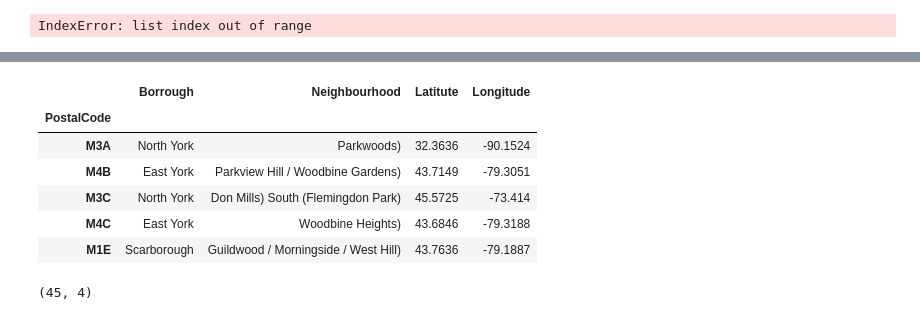
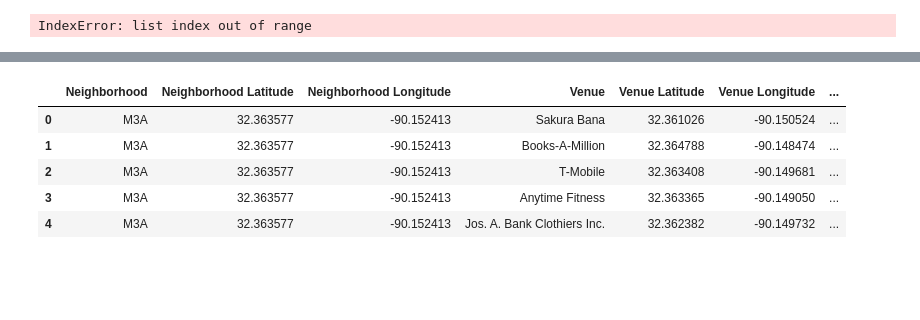
Before and after one commit to tava123/coursera_ds_capstone, a Jupyter notebook: Seg_toronto_w3.ipynb, the cells around one changed output, grey strips where cells are left out. Cells and saved outputs as stored; diff of their text form; code cells hidden in the pictures; blank space fills up the shorter version.

```diff
--- a/Seg_toronto_w3.ipynb
+++ b/Seg_toronto_w3.ipynb
@@ -80,2 +94,3 @@ See the caveats in the documentation: http://pandas.pydata.org/pandas-docs/stabl
 # %%
-df4=df3[df3['Latitute']!='']
+df4= df3[np.isfinite(df3['Latitute'])]
+df4.shape
@@ -81,0 +137,8 @@ df4=df3[df3['Latitute']!='']
+# %%
+address = 'Toronto, Canada'
+
+geolocator = Nominatim()
+location = geolocator.geocode(address)
+latitude = location.latitude
+longitude = location.longitude
+print('The geograpical coordinate of Toronto City are {}, {}.'.format(latitude, longitude))
@@ -81,0 +147,18 @@ df4=df3[df3['Latitute']!='']
+# %%
+map_tor = folium.Map(location=[latitude, longitude], zoom_start=10)
+
+# add markers to map
+for lat, lng, borough, neighborhood in zip(df4['Latitute'], df4['Longitude'], df4['Borrough'], df4['Neighbourhood']):
+    label = '{}, {}'.format(neighborhood, borough)
+    label = folium.Popup(label, parse_html=True)
+    folium.CircleMarker(
+        [lat, lng],
+        radius=5,
+        popup=label,
+        color='blue',
+        fill=True,
+        fill_color='#3186cc',
+        fill_opacity=0.7,
+        parse_html=False).add_to(map_tor)
+
+map_tor
@@ -81,0 +213,6 @@ df4=df3[df3['Latitute']!='']
+# %%
+
+locs = df4['PostalCode']
+lats = df4['Latitute']
+lons = df4['Longitude']
+venues = getNearbyVenues(locs, lats, lons,400)
@@ -82,14 +237,9 @@ df4=df3[df3['Latitute']!='']
 # %%
-df4.head()
+venues.head()
 # %% [output]
-|  | Borrough | Neighbourhood | Latitute | Longitude |
-| PostalCode |  |  |  |  |
-| M3A | North York | Parkwoods) | 32.3636 | -90.1524 |
-| M4B | East York | Parkview Hill / Woodbine Gardens) | 43.7149 | -79.3051 |
-| M3C | North York | Don Mills) South (Flemingdon Park) | 45.5725 | -73.414 |
-| M4C | East York | Woodbine Heights) | 43.6846 | -79.3188 |
-| M1E | Scarborough | Guildwood / Morningside / West Hill) | 43.7636 | -79.1887 |
+|  | Neighborhood | Neighborhood Latitude | Neighborhood Longitude | Venue | Venue Latitude | Venue Longitude | ... |
+| 0 | M3A | 32.363577 | -90.152413 | Sakura Bana | 32.361026 | -90.150524 | ... |
+| 1 | M3A | 32.363577 | -90.152413 | Books-A-Million | 32.364788 | -90.148474 | ... |
+| 2 | M3A | 32.363577 | -90.152413 | T-Mobile | 32.363408 | -90.149681 | ... |
+| 3 | M3A | 32.363577 | -90.152413 | Anytime Fitness | 32.363365 | -90.149050 | ... |
+| 4 | M3A | 32.363577 | -90.152413 | Jos. A. Bank Clothiers Inc. | 32.362382 | -90.149732 | ... |
-# %%
-df4.shape
-# %% [output]
-(45, 4)
```
Also changed, not shown: parts of 12 cells of this notebook.
